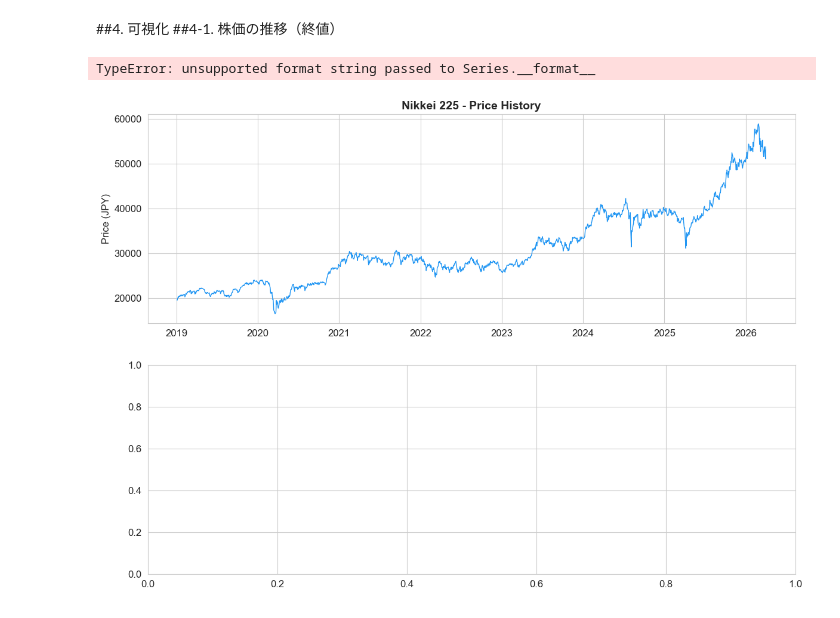
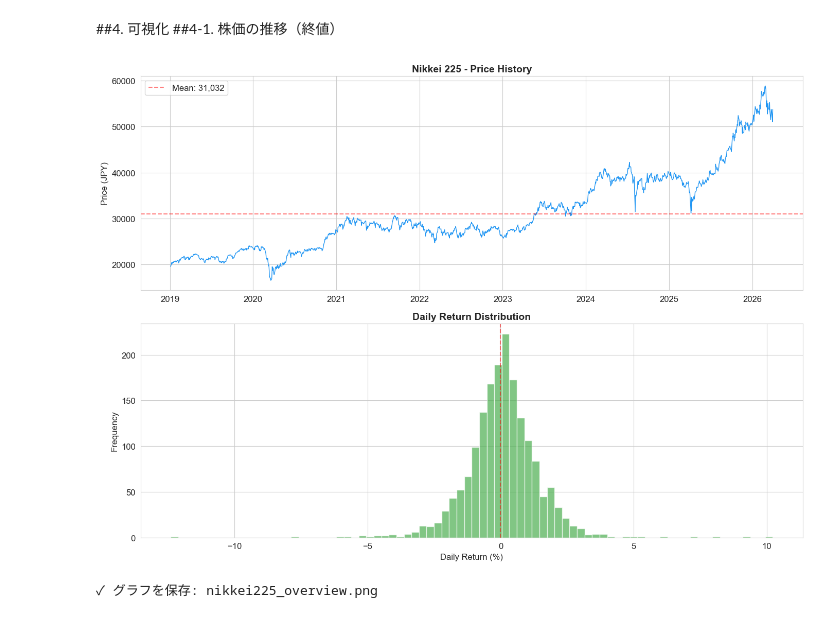
Before and after one commit to dendencode/nikkei225-analysis, a Jupyter notebook: notebooks/1_data_acquisition.ipynb, the cells around one changed output. Drawn from its saved outputs; the diff is of its cells as text; code cells hidden in the pictures.

```diff
--- a/notebooks/1_data_acquisition.ipynb
+++ b/notebooks/1_data_acquisition.ipynb
@@ -129,26 +134,26 @@ Name: Daily_Return, dtype: float64
 # %%
 #株価推移グラフ
 fig, axes = plt.subplots(2,1, figsize=(14, 10))
 
 #上段：株価推移
 axes[0].plot(nikkei.index, nikkei['Close'], color='#2196F3', linewidth=1)
 axes[0].set_title('Nikkei 225 - Price History', fontsize=14, fontweight='bold')
 axes[0].set_ylabel('Price (JPY)')
 axes[0].axhline(y=nikkei['Close'].mean(), color='red', linestyle='--', alpha=0.5, label=f'Mean: {nikkei["Close"].mean():,.0f}')
 axes[0].legend()
 
 #下段:日次リターン分布
 axes[1].hist(nikkei['Daily_Return'].dropna(), bins=80, color='#4CAF50', alpha=0.7, edgecolor='white')
 axes[1].set_title('Daily Return Distribution', fontsize=14, fontweight='bold')
 axes[1].set_xlabel('Daily Return (%)')
 axes[1].set_ylabel('Frequency')
 axes[1].axvline(x=0, color='red', linestyle='--', alpha=0.5)
 
-plot.tight_layout()
+plt.tight_layout()
 plt.savefig('nikkei225_overview.png', dpi=150, bbox_inches='tight')
 plt.show()
 
 print("✓ グラフを保存: nikkei225_overview.png")
 # %% [output]
+[figure, new version]
-TypeError: unsupported format string passed to Series.__format__
+✓ グラフを保存: nikkei225_overview.png
-[figure, old version]
```
Also changed, not shown: parts of 2 cells of this notebook, 3 other files.
